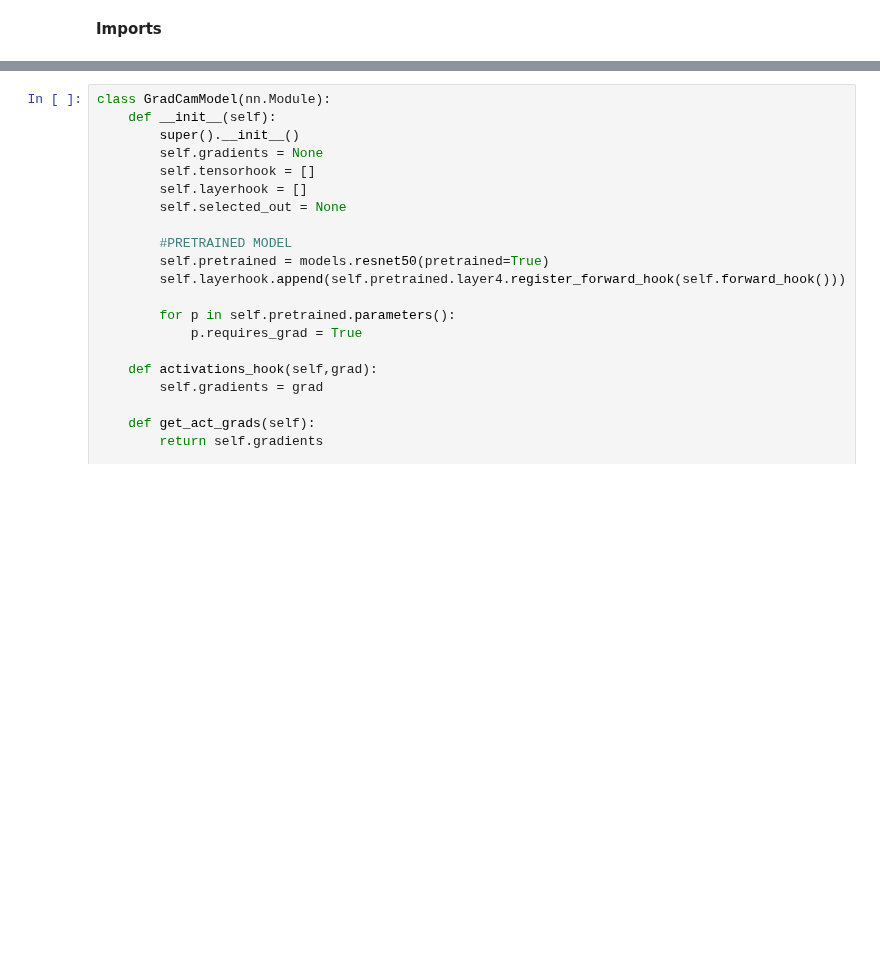
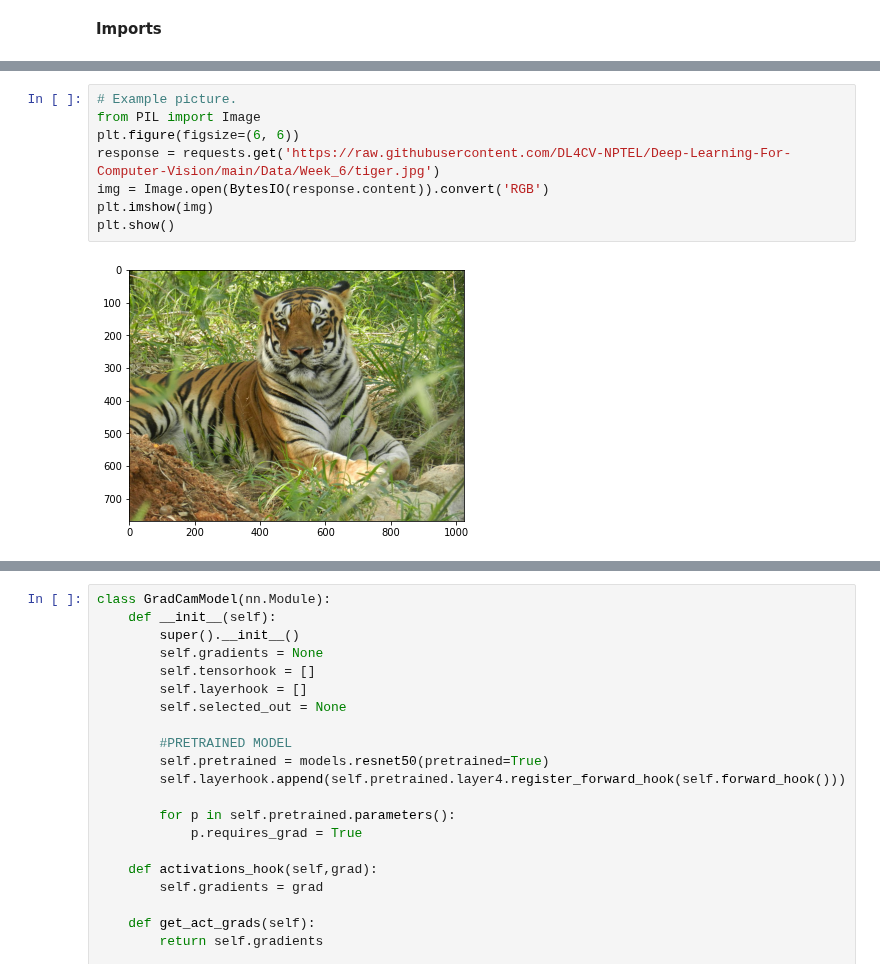
Before and after one commit to DL4CV-NPTEL/Deep-Learning-For-Computer-Vision, a Jupyter notebook: notebooks/Week_6/Week_6_Lecture_3.ipynb, the cells around one changed output, grey strips where cells are left out. Cells and saved outputs as stored; diff of their text form; blank space fills up the shorter version.

```diff
--- a/notebooks/Week_6/Week_6_Lecture_3.ipynb
+++ b/notebooks/Week_6/Week_6_Lecture_3.ipynb
@@ -41,0 +81,10 @@ from skimage.transform import resize
+# %%
+# Example picture.
+from PIL import Image
+plt.figure(figsize=(6, 6))
+response = requests.get('https://raw.githubusercontent.com/DL4CV-NPTEL/Deep-Learning-For-Computer-Vision/main/Data/Week_6/tiger.jpg')
+img = Image.open(BytesIO(response.content)).convert('RGB')
+plt.imshow(img)
+plt.show()
+# %% [output]
+[figure, added]
```
Also changed, not shown: parts of 29 cells of this notebook.
